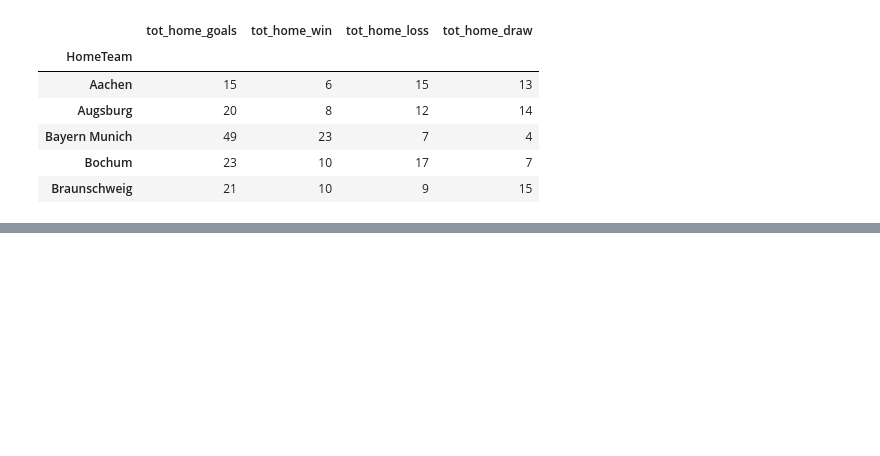
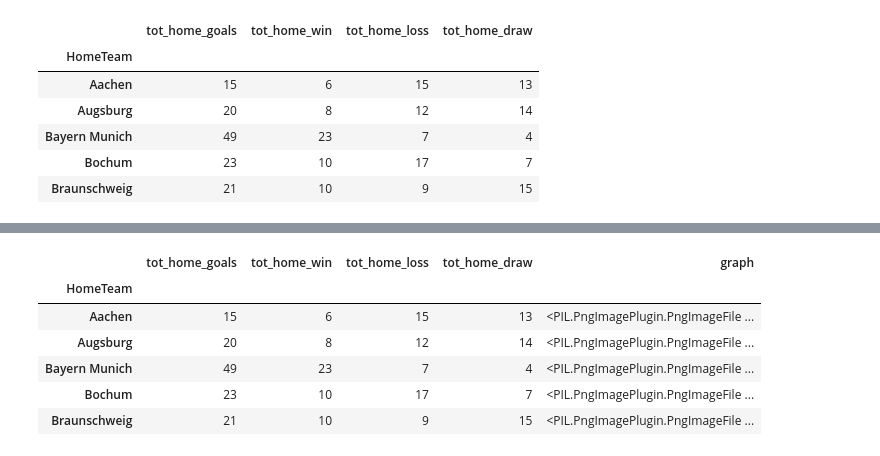
Before and after one commit to zapatos24/Mod-2-Summative-Lab, a Jupyter notebook: mod_2_project_jeremy_wip.ipynb, the cells around one changed output, grey strips where cells are left out. Drawn from its saved outputs; the diff is of its cells as text; code cells hidden in the pictures; blank space fills up the shorter version.

```diff
--- a/mod_2_project_jeremy_wip.ipynb
+++ b/mod_2_project_jeremy_wip.ipynb
@@ -195,0 +223,16 @@ df_goals_wins.head()
+# %%
+from PIL import Image
+from IPython.display import HTML
+
+df_goals_wins['graph'] = [Image.open('hist_images/{}.png'.format(team_name)) for team_name in df_goals_wins.index]
+df_goals_wins.head()
+# HTML(df_goals_wins.to_html(escape=False))
+# [Image.open('hist_images/{}.png'.format(team_name)) for team_name in df_goals_wins.index][0]
+# %% [output]
+|  | tot_home_goals | tot_home_win | tot_home_loss | tot_home_draw | graph |
+| HomeTeam |  |  |  |  |  |
+| Aachen | 15 | 6 | 15 | 13 | <PIL.PngImagePlugin.PngImageFile ... |
+| Augsburg | 20 | 8 | 12 | 14 | <PIL.PngImagePlugin.PngImageFile ... |
+| Bayern Munich | 49 | 23 | 7 | 4 | <PIL.PngImagePlugin.PngImageFile ... |
+| Bochum | 23 | 10 | 17 | 7 | <PIL.PngImagePlugin.PngImageFile ... |
+| Braunschweig | 21 | 10 | 9 | 15 | <PIL.PngImagePlugin.PngImageFile ... |
```
Also changed, not shown: parts of 4 cells of this notebook, 36 other files.
